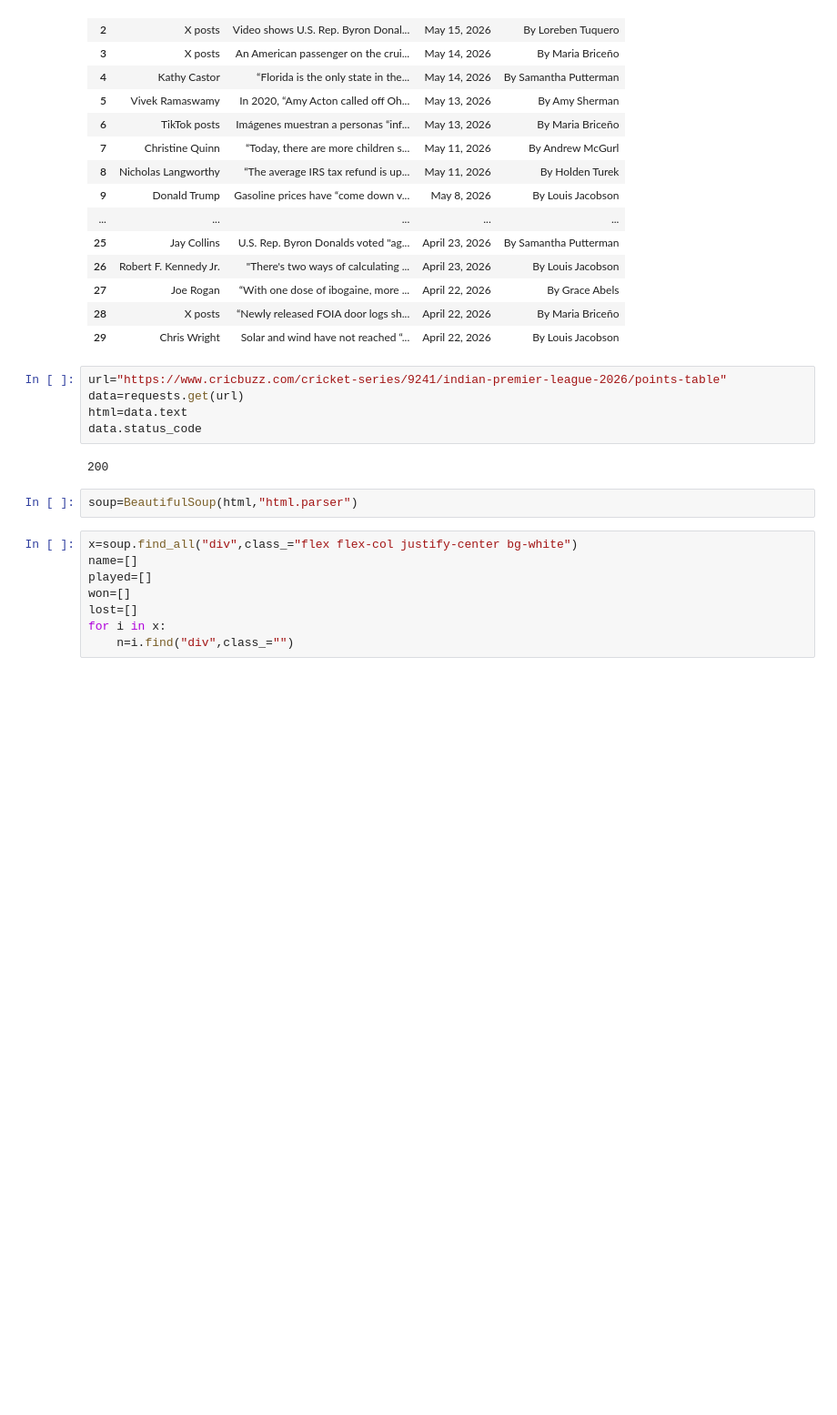
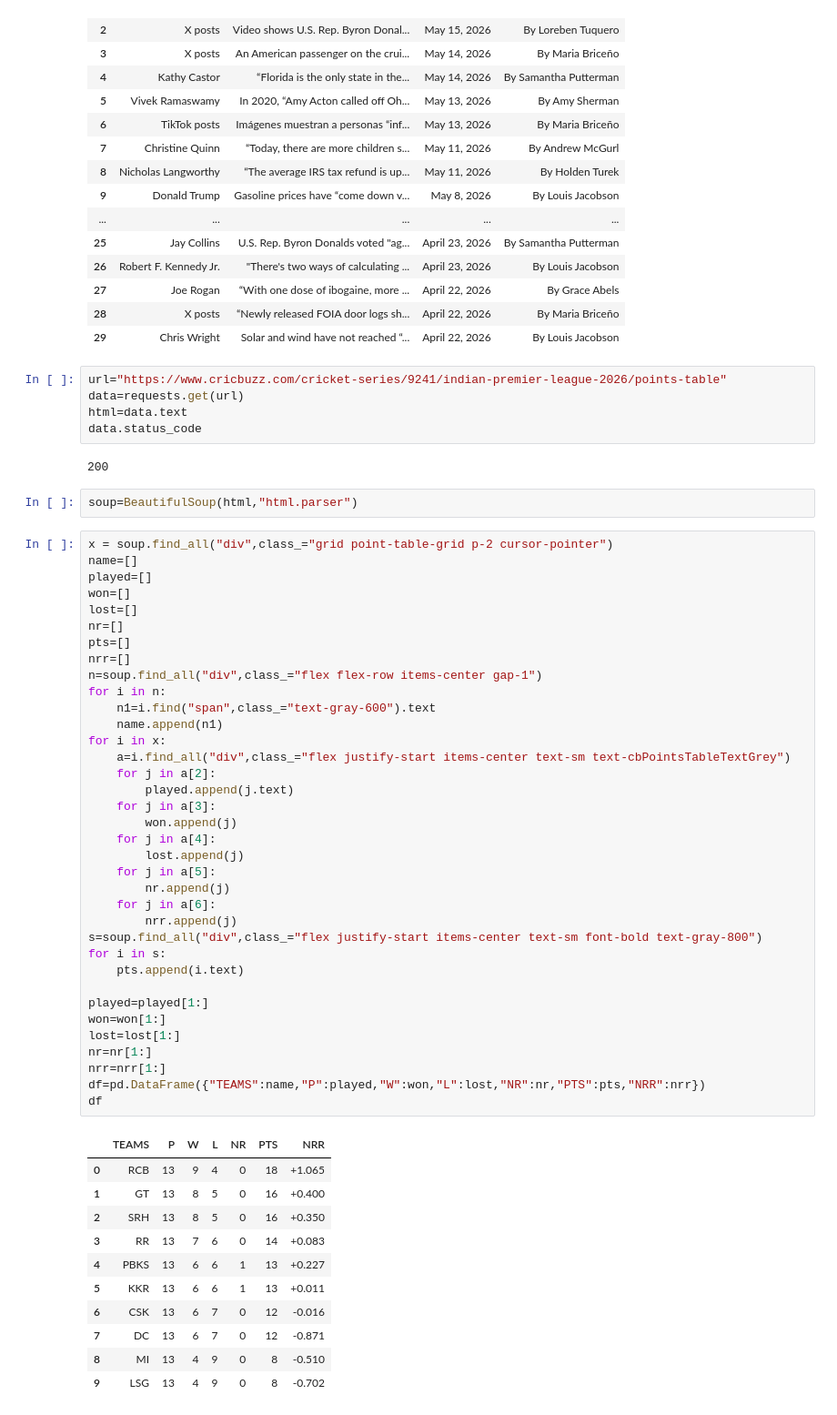
Before and after one commit to skesur/Data-Science, a Jupyter notebook: Web Scrapping/WebScrappingFromURL.ipynb, the cells around one changed output. Shown at 91% size. Drawn from its saved outputs; the diff is of its cells as text; blank space fills up the shorter version.

```diff
--- a/Web Scrapping/WebScrappingFromURL.ipynb
+++ b/Web Scrapping/WebScrappingFromURL.ipynb
@@ -55,11 +55,51 @@ data.status_code
 200
 # %%
 soup=BeautifulSoup(html,"html.parser")
-# %%
-x=soup.find_all("div",class_="flex flex-col justify-center bg-white")
-name=[]
-played=[]
-won=[]
-lost=[]
-for i in x:
-    n=i.find("div",class_="")
+# %%
+x = soup.find_all("div",class_="grid point-table-grid p-2 cursor-pointer")
+name=[]
+played=[]
+won=[]
+lost=[]
+nr=[]
+pts=[]
+nrr=[]
+n=soup.find_all("div",class_="flex flex-row items-center gap-1")
+for i in n:
+    n1=i.find("span",class_="text-gray-600").text
+    name.append(n1)
+for i in x:
+    a=i.find_all("div",class_="flex justify-start items-center text-sm text-cbPointsTableTextGrey")
+    for j in a[2]:
+        played.append(j.text)
+    for j in a[3]:
+        won.append(j)
+    for j in a[4]:
+        lost.append(j)
+    for j in a[5]:
+        nr.append(j)
+    for j in a[6]:
+        nrr.append(j)
+s=soup.find_all("div",class_="flex justify-start items-center text-sm font-bold text-gray-800")
+for i in s:
+    pts.append(i.text)
+
+played=played[1:]
+won=won[1:]
+lost=lost[1:]
+nr=nr[1:]
+nrr=nrr[1:]
+df=pd.DataFrame({"TEAMS":name,"P":played,"W":won,"L":lost,"NR":nr,"PTS":pts,"NRR":nrr})
+df
+# %% [output]
+|  | TEAMS | P | W | L | NR | PTS | NRR |
+| 0 | RCB | 13 | 9 | 4 | 0 | 18 | +1.065 |
+| 1 | GT | 13 | 8 | 5 | 0 | 16 | +0.400 |
+| 2 | SRH | 13 | 8 | 5 | 0 | 16 | +0.350 |
+| 3 | RR | 13 | 7 | 6 | 0 | 14 | +0.083 |
+| 4 | PBKS | 13 | 6 | 6 | 1 | 13 | +0.227 |
+| 5 | KKR | 13 | 6 | 6 | 1 | 13 | +0.011 |
+| 6 | CSK | 13 | 6 | 7 | 0 | 12 | -0.016 |
+| 7 | DC | 13 | 6 | 7 | 0 | 12 | -0.871 |
+| 8 | MI | 13 | 4 | 9 | 0 | 8 | -0.510 |
+| 9 | LSG | 13 | 4 | 9 | 0 | 8 | -0.702 |
```
Also changed, not shown: 1 other file.
